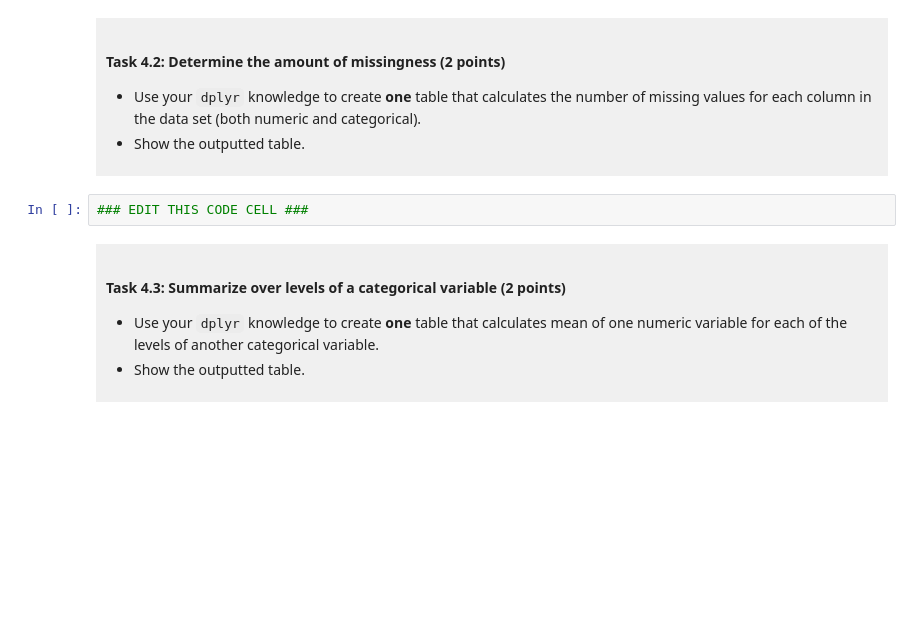
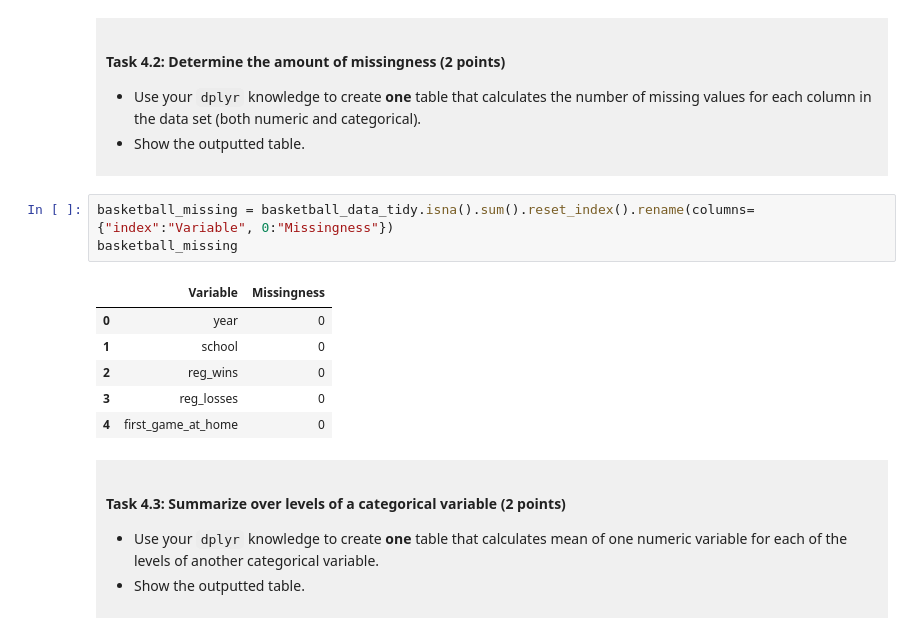
Before and after one commit to jaelynheo/dsci-100-project-jaelyn-heo, a Jupyter notebook: dsci-100-project-notebook.ipynb, the cells around one changed output. Drawn from its saved outputs; the diff is of its cells as text; blank space fills up the shorter version.

```diff
--- a/dsci-100-project-notebook.ipynb
+++ b/dsci-100-project-notebook.ipynb
@@ -245,7 +253,15 @@ You will refine your research question (if needed) and produce a tidy data set.
 - Show the outputted table.
 </div>
 # %%
-### EDIT THIS CODE CELL ###
+basketball_missing = basketball_data_tidy.isna().sum().reset_index().rename(columns={"index":"Variable", 0:"Missingness"})
+basketball_missing
+# %% [output]
+|  | Variable | Missingness |
+| 0 | year | 0 |
+| 1 | school | 0 |
+| 2 | reg_wins | 0 |
+| 3 | reg_losses | 0 |
+| 4 | first_game_at_home | 0 |
 # %% [markdown]
 <div style="background-color: #f0f0f0; padding: 10px;">
 
```
Also changed, not shown: parts of 11 cells of this notebook.
